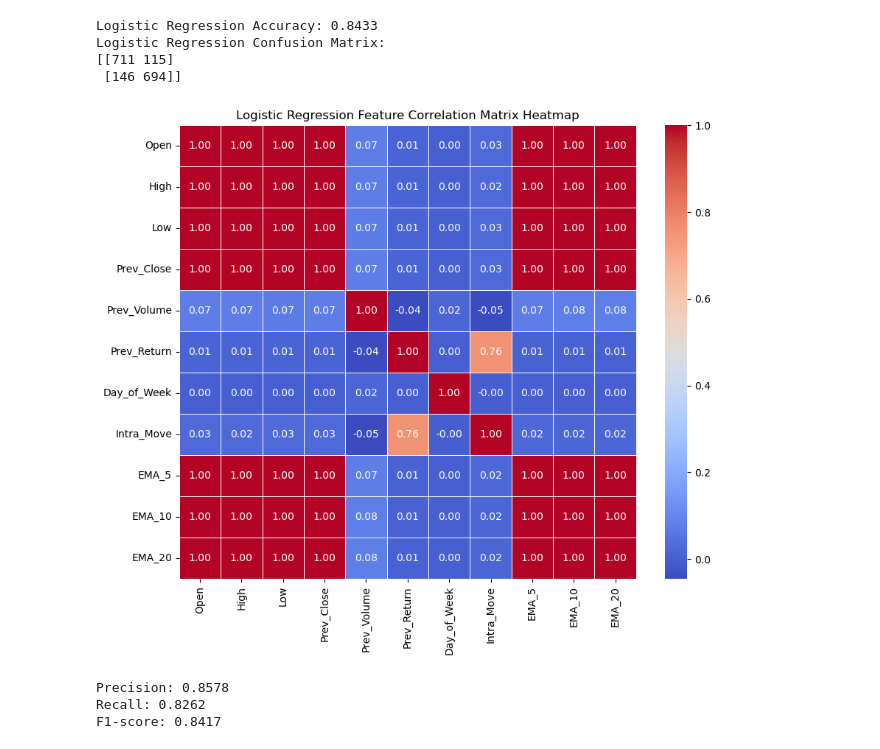
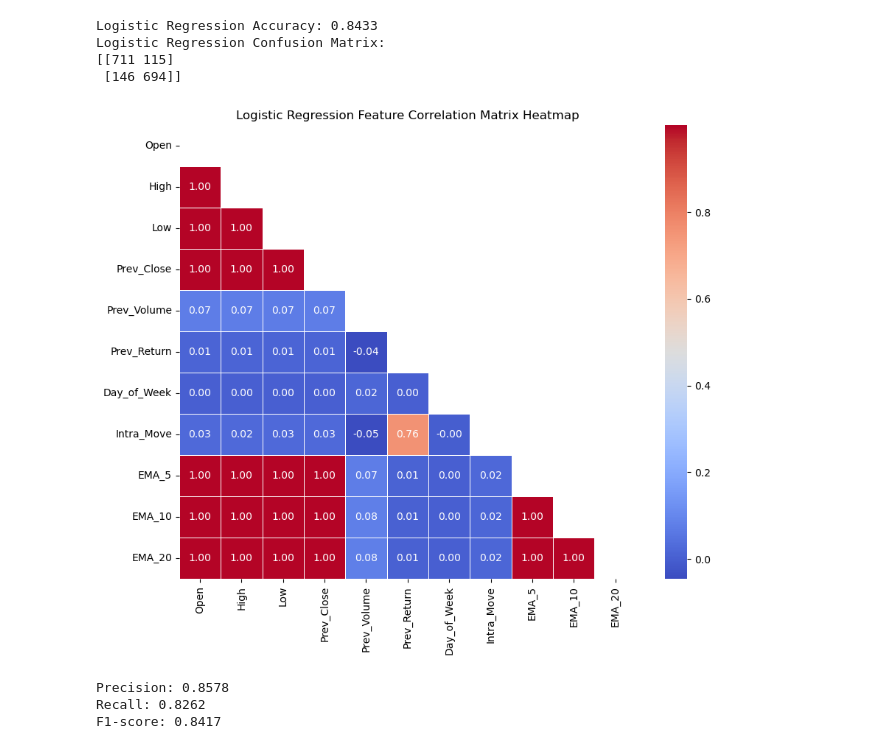
Before and after one commit to navanodonavan/MSAAI500FinalProject_Group3, a Jupyter notebook: Final_AAI_500_Final_Project_Group3_LogisticRegression.ipynb, the cells around one changed output. Cells and saved outputs as stored; diff of their text form; code cells hidden in the pictures.

```diff
--- a/Final_AAI_500_Final_Project_Group3_LogisticRegression.ipynb
+++ b/Final_AAI_500_Final_Project_Group3_LogisticRegression.ipynb
@@ -352,14 +352,17 @@ Logistic Regression Confusion Matrix:
 # %%
 # Run correlation on the features
 correlation_matrix = X.corr()
 
+# mask duplicate values on heatmap
+mask = np.triu(np.ones_like(correlation_matrix, dtype=bool))
+
 # Create a heatmap of the correlation matrix using Seaborn
 plt.figure(figsize=(10, 8))
-sns.heatmap(correlation_matrix, annot=True, cmap='coolwarm', fmt=".2f", linewidths=0.5)
+sns.heatmap(correlation_matrix, mask=mask, annot=True, cmap='coolwarm', fmt=".2f", linewidths=0.5)
 plt.title('Logistic Regression Feature Correlation Matrix Heatmap')
 plt.show()
 # %% [output]
-[figure, old version]
+[figure, new version]
 # %%
 # Extract the values
 TN, FP, FN, TP = conf_matrix[0][0], conf_matrix[0][1], conf_matrix[1][0], conf_matrix[1][1]
```
Also changed, not shown: parts of 5 cells of this notebook.
